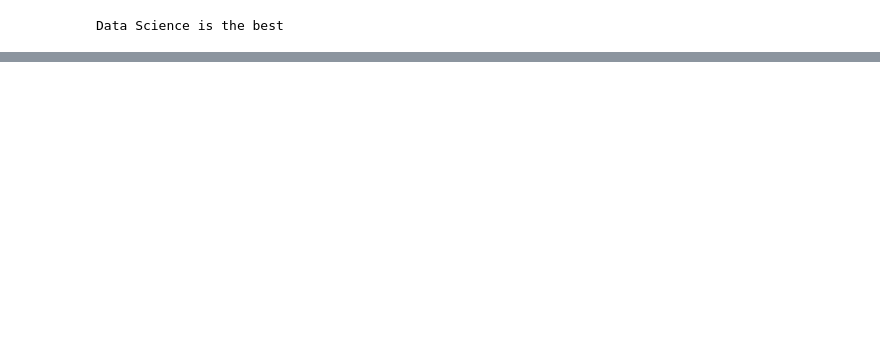
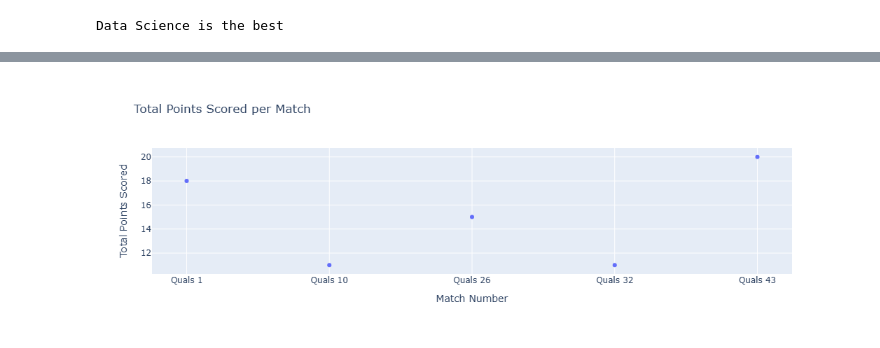
Before and after one commit to GirlsOfSteelRobotics/2025FTCScoutingApp, a Jupyter notebook: notebooks/jeannine.ipynb, the cells around one changed output, grey strips where cells are left out. Saved outputs shown, nothing was run; the diff lists cells and outputs as text; code cells hidden in the pictures; blank space fills up the shorter version.

```diff
--- a/notebooks/jeannine.ipynb
+++ b/notebooks/jeannine.ipynb
@@ -124,0 +93,10 @@ fig.show()
+# %%
+# teams_data =
+
+xxx = df["Team Number"] == 15206
+quals1_data = df[xxx]
+quals1_data
+fig = px.scatter(quals1_data, x="Match Number", y="Total Points Scored", title="Total Points Scored per Match")
+fig.show()
+# %% [output]
+[figure, added]
```
Also changed, not shown: parts of 9 cells of this notebook, 5 other files.
